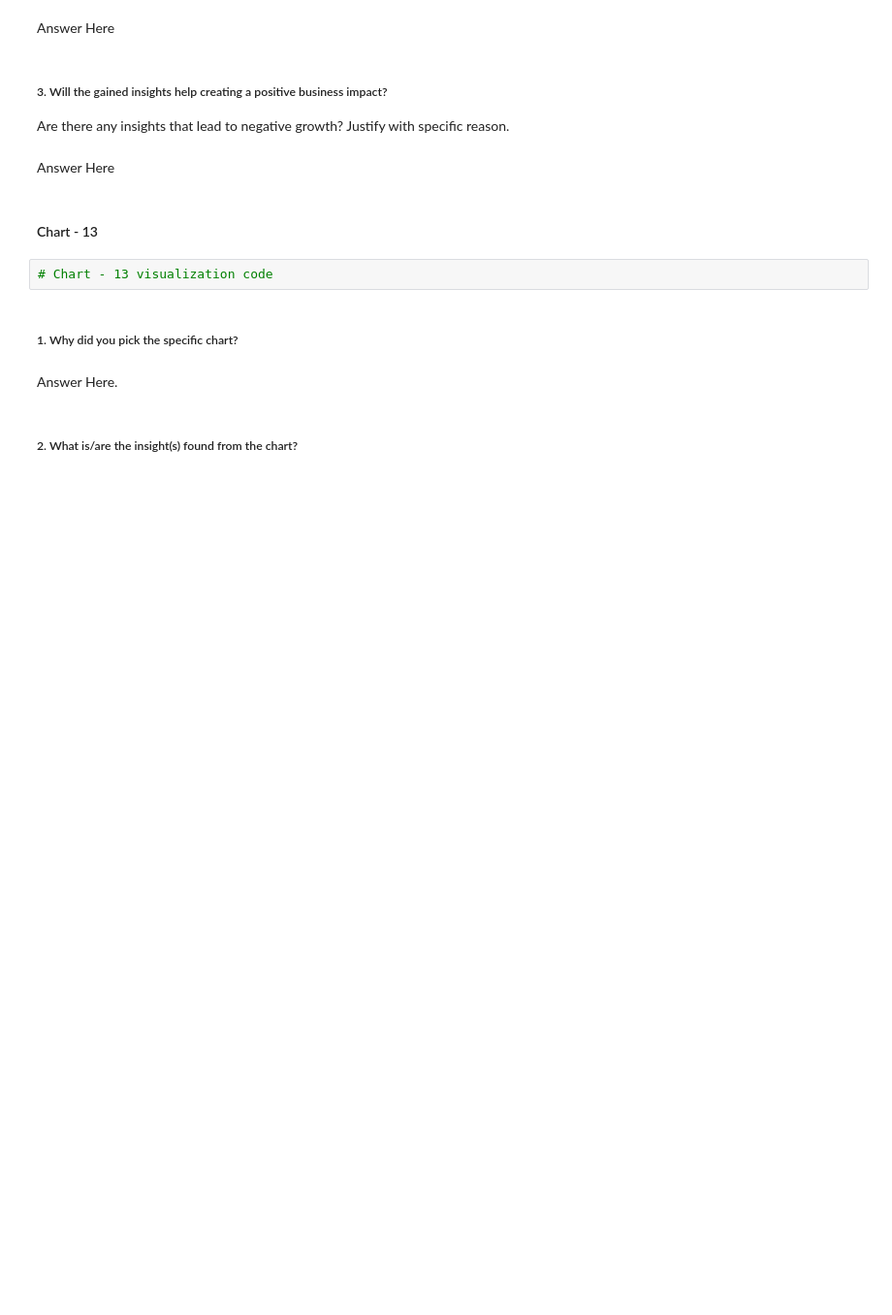
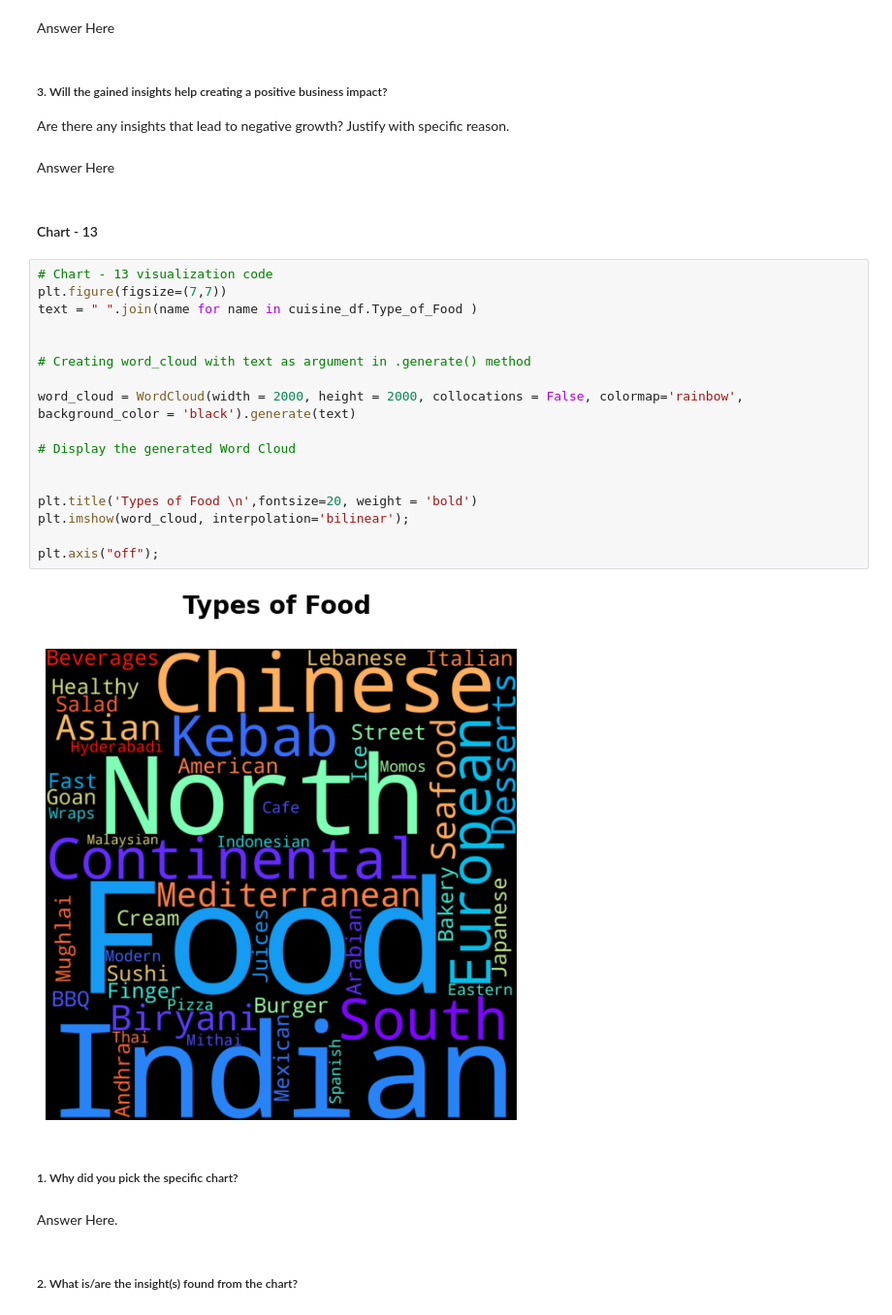
Before and after one commit to rauman43/Zomato-Restaurant-Clustering, a Jupyter notebook: Copy_of_Zomato_Restaurant_Analysis.ipynb, the cells around one changed output. Shown at 97% size. Drawn from its saved outputs; the diff is of its cells as text; blank space fills up the shorter version.

```diff
--- a/Copy_of_Zomato_Restaurant_Analysis.ipynb
+++ b/Copy_of_Zomato_Restaurant_Analysis.ipynb
@@ -984,8 +988,25 @@ Are there any insights that lead to negative growth? Justify with specific reaso
 Answer Here
 # %% [markdown]
 #### Chart - 13
-# %%
-# Chart - 13 visualization code
+# %%
+# Chart - 13 visualization code
+plt.figure(figsize=(7,7))
+text = " ".join(name for name in cuisine_df.Type_of_Food )
+
+
+# Creating word_cloud with text as argument in .generate() method
+
+word_cloud = WordCloud(width = 2000, height = 2000, collocations = False, colormap='rainbow', background_color = 'black').generate(text)
+
+# Display the generated Word Cloud
+
+
+plt.title('Types of Food \n',fontsize=20, weight = 'bold')
+plt.imshow(word_cloud, interpolation='bilinear');
+
+plt.axis("off");
+# %% [output]
+[figure, added]
 # %% [markdown]
 ##### 1. Why did you pick the specific chart?
 # %% [markdown]
```
Also changed, not shown: parts of 133 cells of this notebook.
